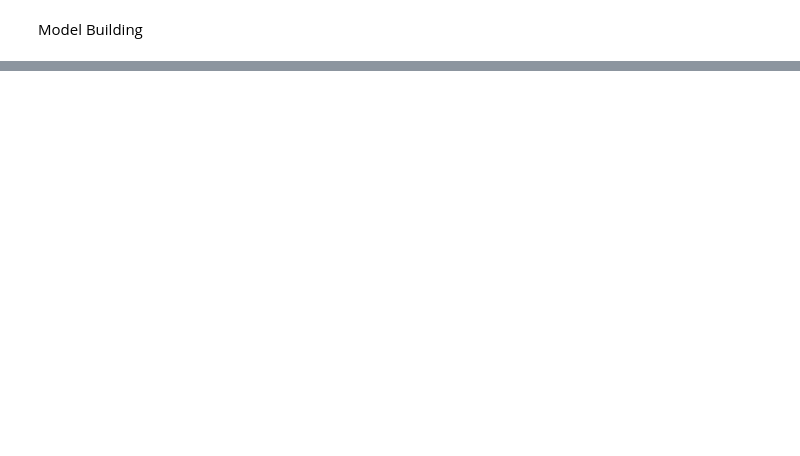
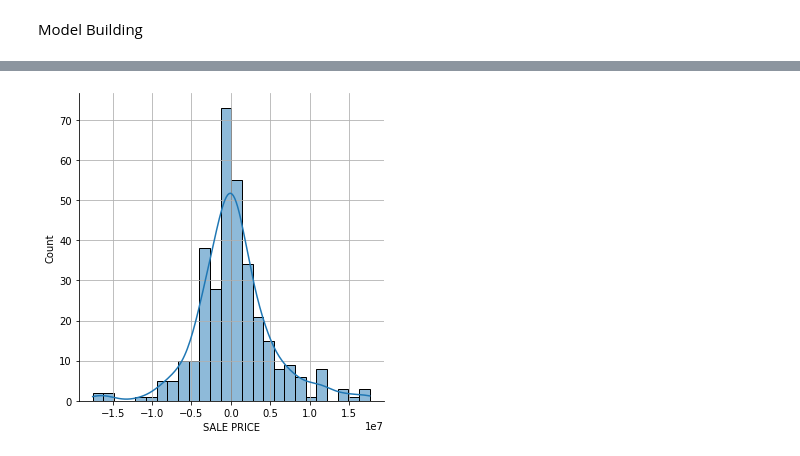
Before and after one commit to tasnmb/Manhattan-property-prices-analysis, a Jupyter notebook: cw_v2.ipynb, the cells around one changed output, grey strips where cells are left out. Saved outputs shown, nothing was run; the diff lists cells and outputs as text; code cells hidden in the pictures; blank space fills up the shorter version.

```diff
--- a/cw_v2.ipynb
+++ b/cw_v2.ipynb
@@ -223,0 +245,6 @@ predictors = []
+# %%
+clf = LogisticRegression(solver='saga', max_iter=10000)
+feature_columns = ['LAND SQUARE FEET', 'GROSS SQUARE FEET','YEAR BUILT']
+
+X = df[feature_columns]
+Y = df['SALE PRICE']
@@ -223,0 +262,8 @@ predictors = []
+# %%
+pred_Y= clf.predict(X)
+
+res = Y - pred_Y
+sns.displot(res, kde=True)
+plt.grid()
+# %% [output]
+[figure, added]
```
Also changed, not shown: parts of 9 cells of this notebook.
